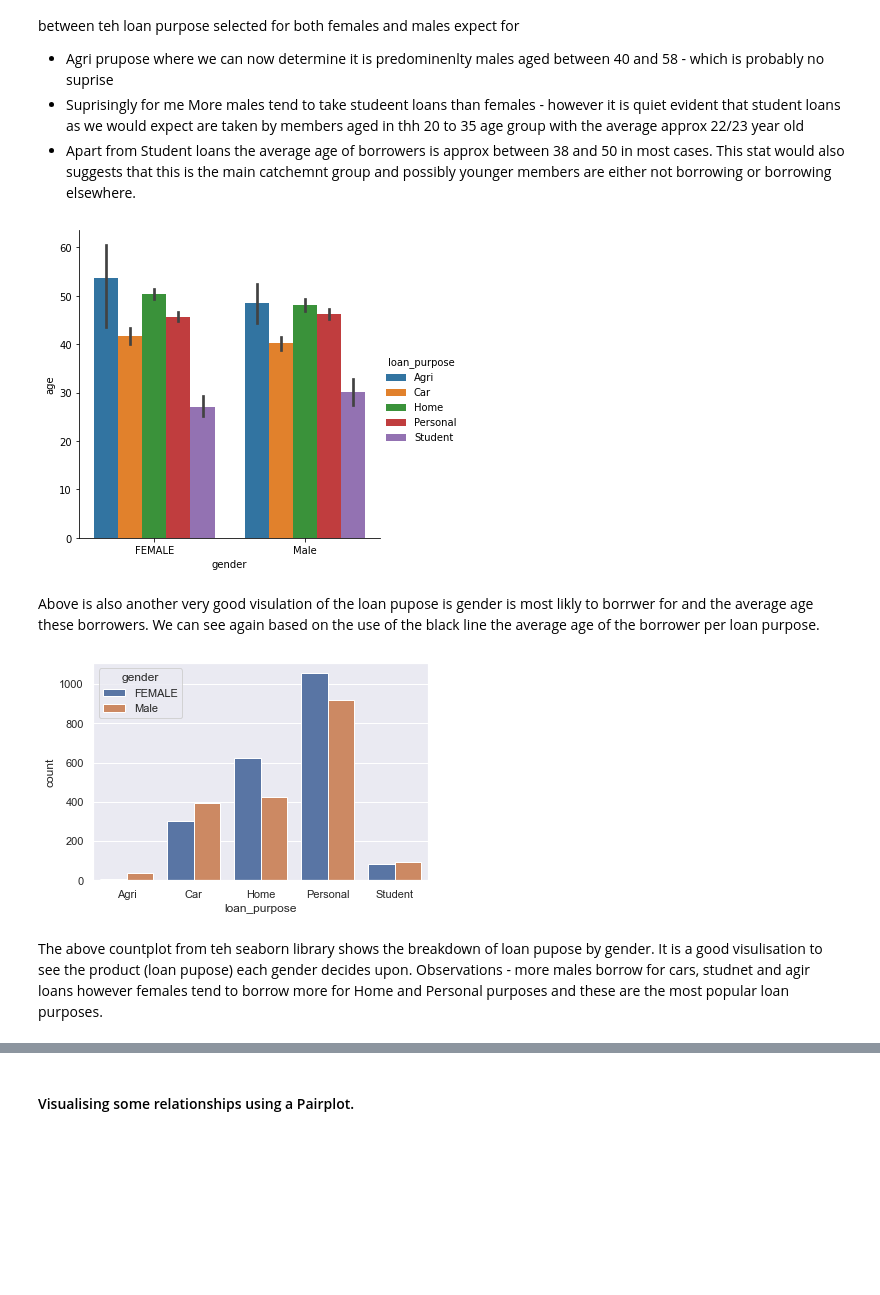
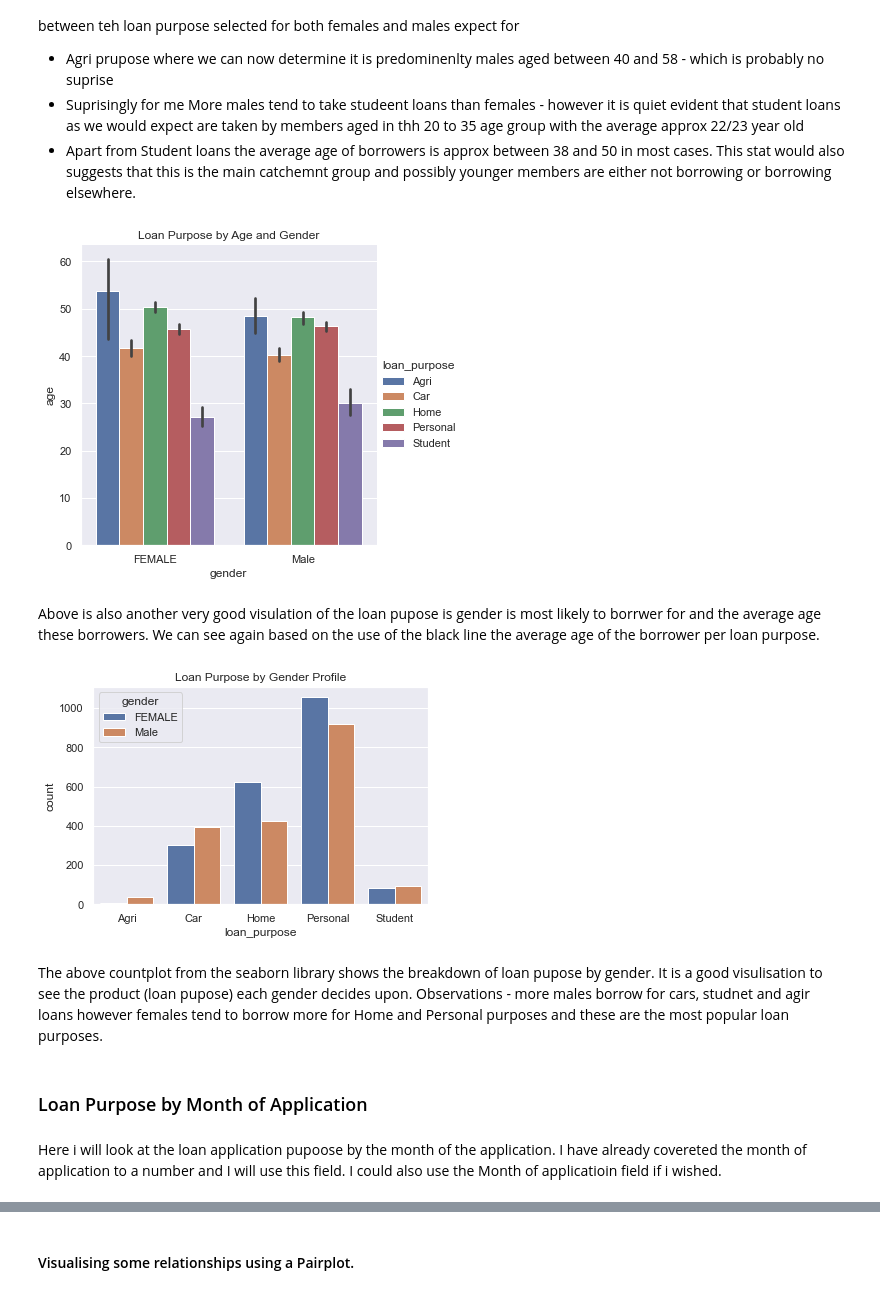
Before and after one commit to brendantipp/sem2_prog_data_analysis_project, a Jupyter notebook: product_analysis.ipynb, the cells around one changed output, grey strips where cells are left out. Saved outputs shown, nothing was run; the diff lists cells and outputs as text; code cells hidden in the pictures; blank space fills up the shorter version.

```diff
--- a/product_analysis.ipynb
+++ b/product_analysis.ipynb
@@ -142,4 +141,6 @@ Looking at the above results we can assertain that we need to covert the date of
 # %%
 #look at making the Financial month a date time # help from https://https://pbpython.com/pandas_dtypes.html
 #https://stackoverflow.com/questions/16852911/how-do-i-convert-dates-in-a-pandas-data-frame-to-a-date-data-type
-pd.to_datetime(df['date_application'])
+#new_date = df['date_application2']
+#df['date_application2'] = pd.to_datetime(df['date_application'])
+df["new_date_application"]= pd.to_datetime(df['date_application'])
@@ -237,3 +235,6 @@ Ok as we can see from above by changing some of our data types from objects to c
+# %%
+#generate a month number for each month of application
+df['month_number'] = pd.DatetimeIndex(df['new_date_application']).month
 # %% [markdown]
 ## Reviewing the data to figure out the types of distributions
 
@@ -355,17 +397,30 @@ mthe breakdown is very much 50/50 between teh loan purpose selected for both fem
 # %%
 ##using seaborn boxplot using x y varibaes and using loan purpoose as the "hue" for visualisation
 sns.catplot(x="gender", y="age", hue="loan_purpose", kind="bar", data=df);
+#give the plot a title
+plt.title("Loan Purpose by Age and Gender")
+#show the plot
+plt.show()
 # %% [output]
-[figure, old version]
+[figure, new version]
 # %% [markdown]
-Above is also another very good visulation of the loan pupose is gender is most likly to borrwer for and the average age these borrowers. We can see again based on the use of the black line the average age of the borrower per loan purpose.
+Above is also another very good visulation of the loan pupose is gender is most likely to borrwer for and the average age these borrowers. We can see again based on the use of the black line the average age of the borrower per loan purpose.
 # %%
+#set the style of the countplot
 sns.set(style="darkgrid")
-ax = sns.countplot(x='loan_purpose',hue="gender" , data=df)
+#generate a countplot of loan purpose
+sns.countplot(x='loan_purpose',hue="gender" , data=df)
+#show the title
+plt.title ("Loan Purpose by Gender Profile")
+#plot the graph
 plt.show()
 # %% [output]
-[figure, old version]
+[figure, new version]
 # %%
 #https://towardsdatascience.com/hands-on-python-data-visualization-seaborn-count-plot-90e823599012
 # %% [markdown]
-The above countplot from teh seaborn library shows the breakdown of loan pupose by gender. It is a good visulisation to see the product (loan pupose) each gender decides upon. Observations - more males borrow for cars, studnet and agir  loans however females tend to borrow more for Home and Personal purposes and these are the most popular loan purposes.
+The above countplot from the seaborn library shows the breakdown of loan pupose by gender. It is a good visulisation to see the product (loan pupose) each gender decides upon. Observations - more males borrow for cars, studnet and agir  loans however females tend to borrow more for Home and Personal purposes and these are the most popular loan purposes.
+# %% [markdown]
+### Loan Purpose by Month of Application
+# %% [markdown]
+Here i will look at the loan application pupoose by the month of the application. I have already covereted the month of application to a number and I will use this field. I could also use the Month of applicatioin field if i wished.
```
Also changed, not shown: parts of 48 cells of this notebook.
